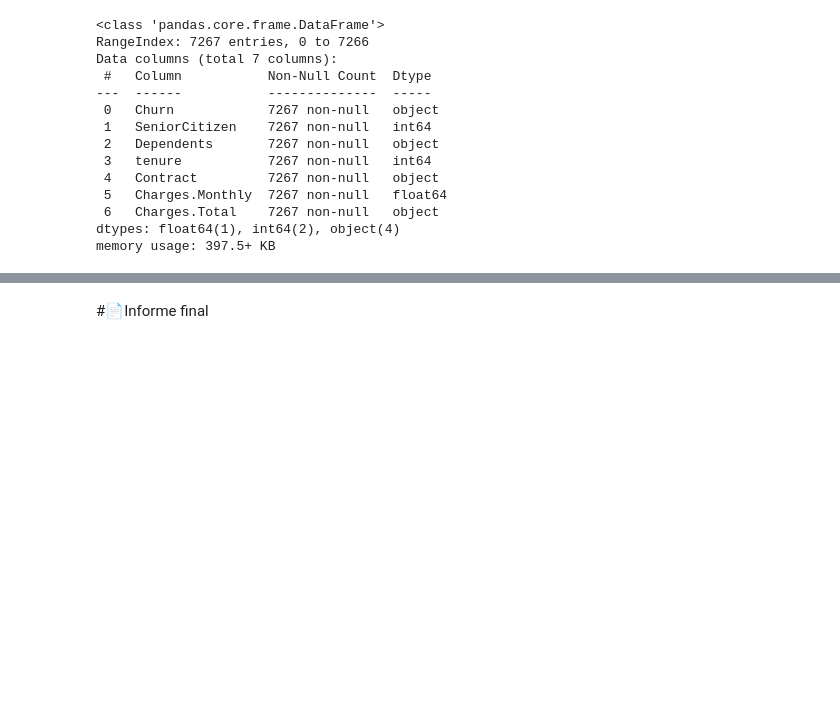
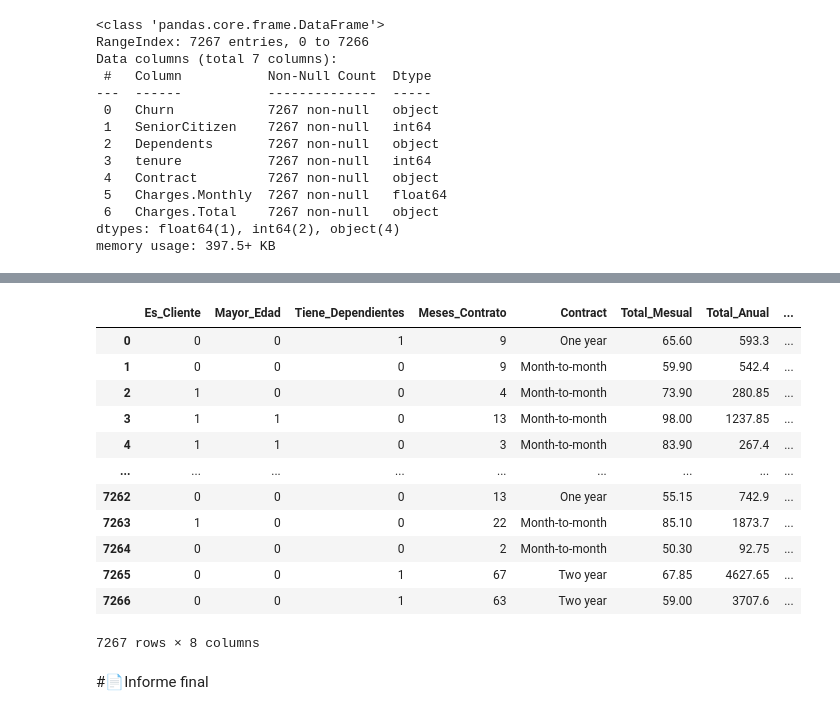
Before and after one commit to GisseYo/ChallengeTelecomX, a Jupyter notebook: TelecomX_LATAM.ipynb, the cells around one changed output, grey strips where cells are left out. Saved outputs shown, nothing was run; the diff lists cells and outputs as text; code cells hidden in the pictures; blank space fills up the shorter version.

```diff
--- a/TelecomX_LATAM.ipynb
+++ b/TelecomX_LATAM.ipynb
@@ -178,2 +244,19 @@ memory usage: 397.5+ KB
+# %%
+bd_analisis = bd_analisis.rename(columns={'Churn': 'Es_Cliente', 'SeniorCitizen': 'Mayor_Edad', 'Dependents': 'Tiene_Dependientes', 'tenure': 'Meses_Contrato', 'Charges.Monthly': 'Total_Mesual', 'Charges.Total': 'Total_Anual' })
+bd_analisis
+# %% [output]
+|  | Es_Cliente | Mayor_Edad | Tiene_Dependientes | Meses_Contrato | Contract | Total_Mesual | Total_Anual | ... |
+| 0 | 0 | 0 | 1 | 9 | One year | 65.60 | 593.3 | ... |
+| 1 | 0 | 0 | 0 | 9 | Month-to-month | 59.90 | 542.4 | ... |
+| 2 | 1 | 0 | 0 | 4 | Month-to-month | 73.90 | 280.85 | ... |
+| 3 | 1 | 1 | 0 | 13 | Month-to-month | 98.00 | 1237.85 | ... |
+| 4 | 1 | 1 | 0 | 3 | Month-to-month | 83.90 | 267.4 | ... |
+| ... | ... | ... | ... | ... | ... | ... | ... | ... |
+| 7262 | 0 | 0 | 0 | 13 | One year | 55.15 | 742.9 | ... |
+| 7263 | 1 | 0 | 0 | 22 | Month-to-month | 85.10 | 1873.7 | ... |
+| 7264 | 0 | 0 | 0 | 2 | Month-to-month | 50.30 | 92.75 | ... |
+| 7265 | 0 | 0 | 1 | 67 | Two year | 67.85 | 4627.65 | ... |
+| 7266 | 0 | 0 | 1 | 63 | Two year | 59.00 | 3707.6 | ... |
+7267 rows × 8 columns
 # %% [markdown]
 #📄Informe final
```
Also changed, not shown: parts of 3 cells of this notebook.
